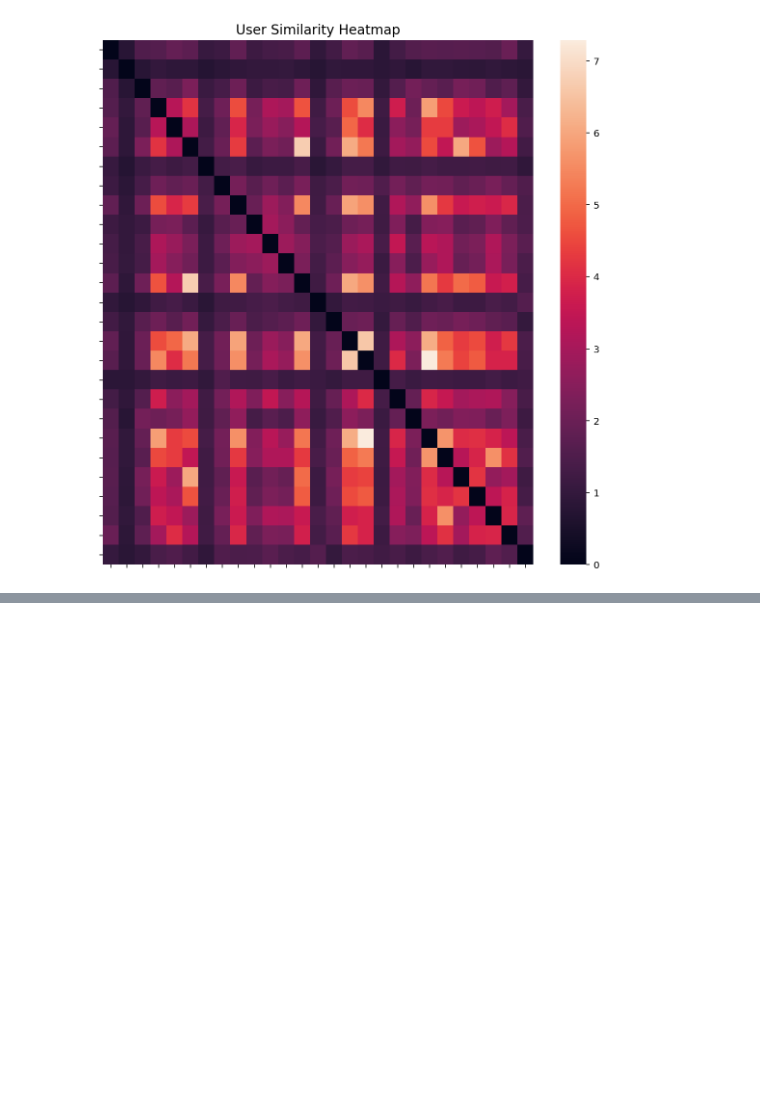
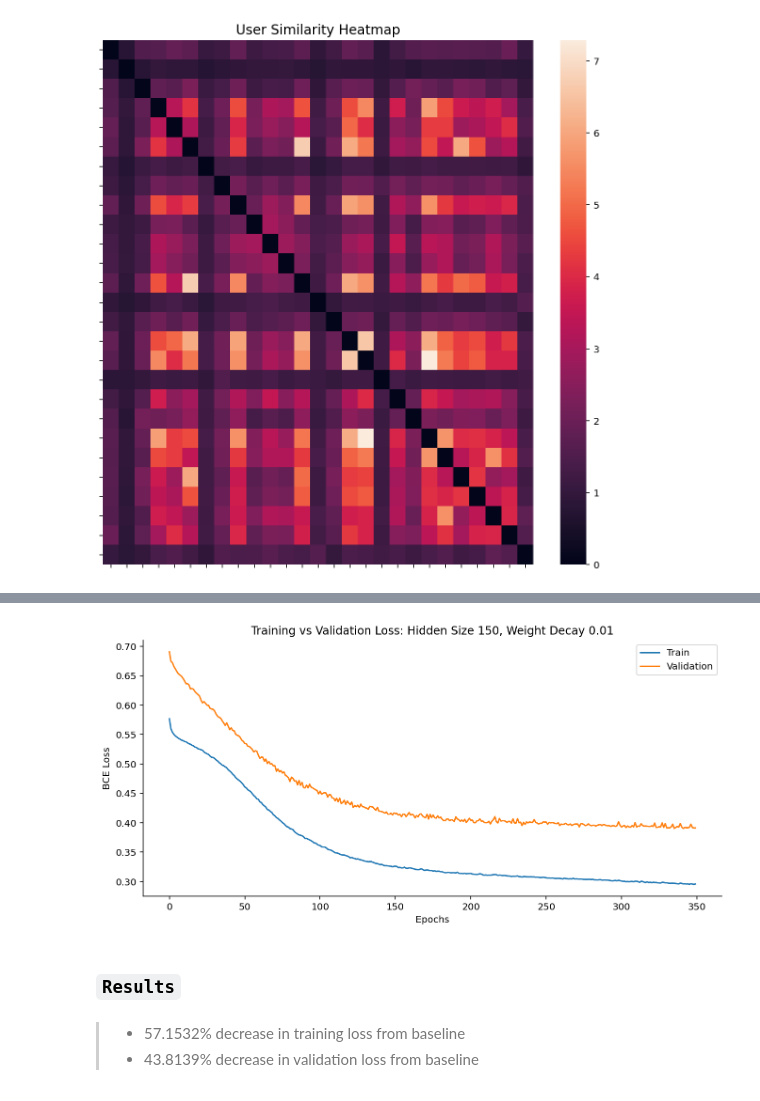
Before and after one commit to martiheit/ayyo_user_similarity, a Jupyter notebook: final.ipynb, the cells around one changed output, grey strips where cells are left out. Saved outputs shown, nothing was run; the diff lists cells and outputs as text; code cells hidden in the pictures; blank space fills up the shorter version.

```diff
--- a/final.ipynb
+++ b/final.ipynb
@@ -413,0 +582,5 @@ $$\text {similarity score = }\frac 1 {\lVert \vec u_i - \vec u_j \rVert}$$
+# %%
+# Make sure model works as expected
+model = Song_Pred_NN(100)
+x, y = next(iter(train_dl))
+model(x).shape
@@ -413,0 +880,18 @@ $$\text {similarity score = }\frac 1 {\lVert \vec u_i - \vec u_j \rVert}$$
+# %%
+fig, ax = plt.subplots(figsize=(11,5))
+ax.plot(np.concatenate((train_loss_wd, train_loss_wd2, train_loss_wd3)), label = 'Train')
+ax.plot(np.concatenate((val_loss_wd,val_loss_wd2, val_loss_wd3)), label = 'Validation')
+ax.set_title('Training vs Validation Loss: Hidden Size 150, Weight Decay 0.01')
+ax.spines.right.set_visible(False)
+ax.spines.top.set_visible(False)
+ax.set_xlabel('Epochs')
+ax.set_ylabel('BCE Loss')
+ax.legend()
+plt.show()
+# %% [output]
+[figure, added]
+# %% [markdown]
+### `Results`
+# %% [markdown]
+> - 57.1532% decrease in training loss from baseline
+> - 43.8139% decrease in validation loss from baseline
```
Also changed, not shown: parts of 102 cells of this notebook, 4 other files.
